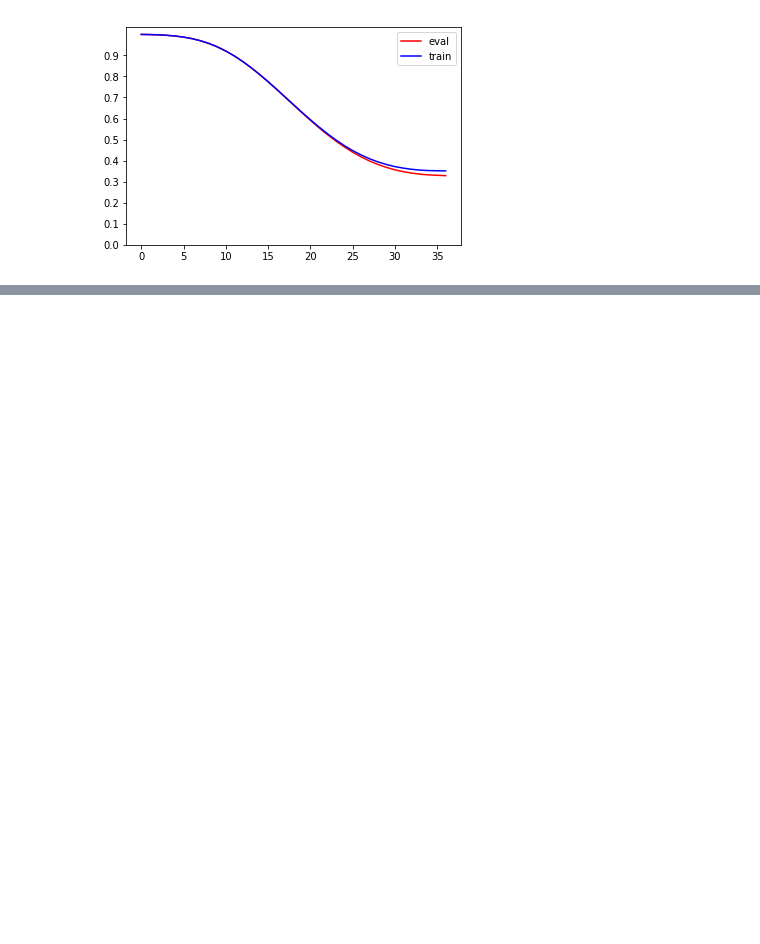
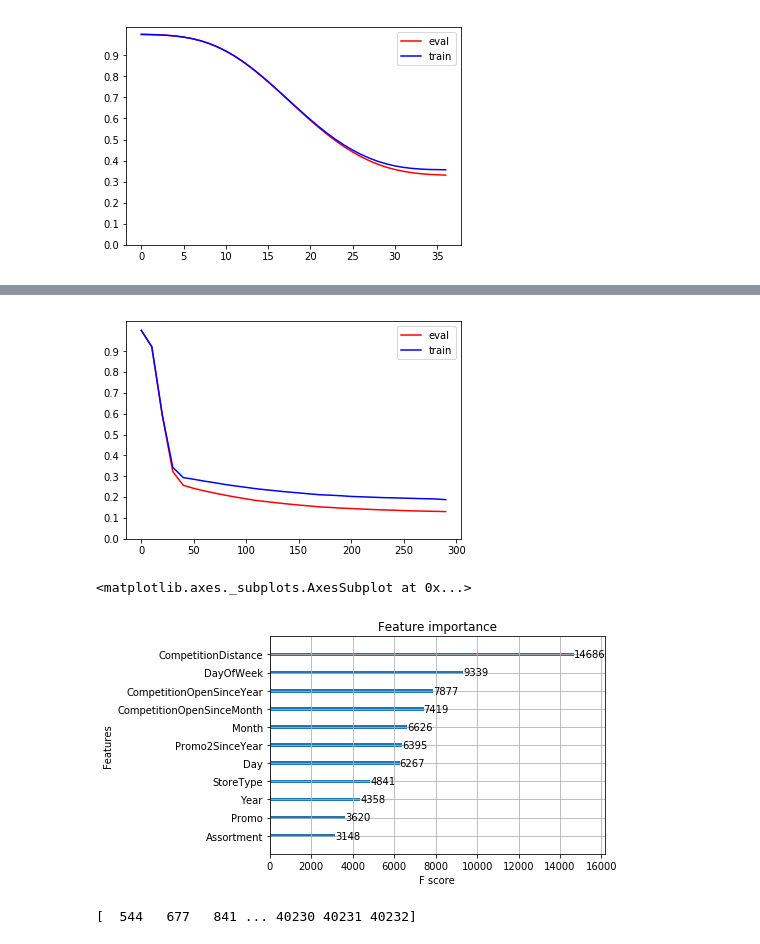
Before and after one commit to yiikai/rosman_predict, a Jupyter notebook: RosMan.ipynb, the cells around one changed output, grey strips where cells are left out. Saved outputs shown, nothing was run; the diff lists cells and outputs as text; code cells hidden in the pictures; blank space fills up the shorter version.

```diff
--- a/RosMan.ipynb
+++ b/RosMan.ipynb
@@ -250,0 +288,14 @@ xgb.plot_importance(gbm)
+# %%
+params2 = {"objective": "reg:linear",
+          "eta": 0.1,
+          "max_depth": 9,
+          "min_child_weight":3,
+          "gamma" :0.1,
+          "subsample": 0.7,
+          "colsample_bytree": 0.7,
+          "silent": 1
+          }
+
+start = time.time()
+gbm2 = xgb.train(params2, dtrain, num_trees, evals=watchlist, early_stopping_rounds=50,evals_result =ret, feval=rmspe_xg, verbose_eval=True)
+end = time.time()
@@ -251,11 +320,28 @@ xgb.plot_importance(gbm)
+# %%
+#从最终的训练importnace中看果然是时间序列影响比较大
+evaldata = ret['eval']['rmspe'][0:num_trees:10]
+traindata = ret['train']['rmspe'][0:num_trees:10]
+plt.plot(range(0,num_trees,10),evaldata,color='red',label="eval")
+plt.plot(range(0,num_trees,10),traindata,color='blue',label="train")
+plt.legend(loc='best')
+y_tick = np.arange(0,1,0.1)
+plt.yticks(y_tick)
+plt.show()
+xgb.plot_importance(gbm2)
+# %% [output]
+[figure, added]
+<matplotlib.axes._subplots.AxesSubplot at 0x...>
+[figure, added]
 # %%
 #预测测试数据
 regetTest = pd.read_csv("./test.csv")
 replaceID = regetTest[regetTest.Open == 0.0]['Id']
 print(replaceID.values)
-test_probs = gbm.predict(dtest)
+test_probs = gbm2.predict(dtest)
 result = pd.DataFrame({"Id": TESTID , 'Sales': np.exp(test_probs)})
 result.loc[result['Id'].isin(replaceID.values),'Sales'] = 0
+# %% [output]
+[  544   677   841 ... 40230 40231 40232]
 # %%
 #预测测试数据输出
 result.to_csv("xgboost_submission.csv", index=False)
```
Also changed, not shown: parts of 7 cells of this notebook.
